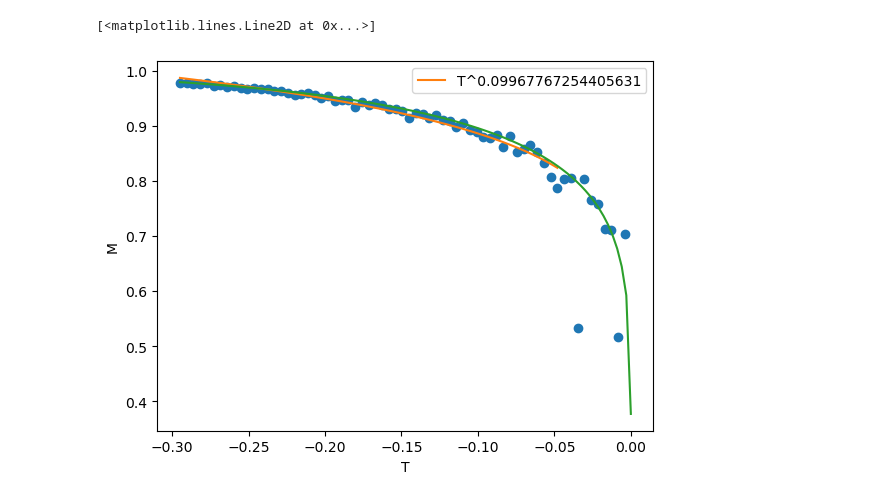
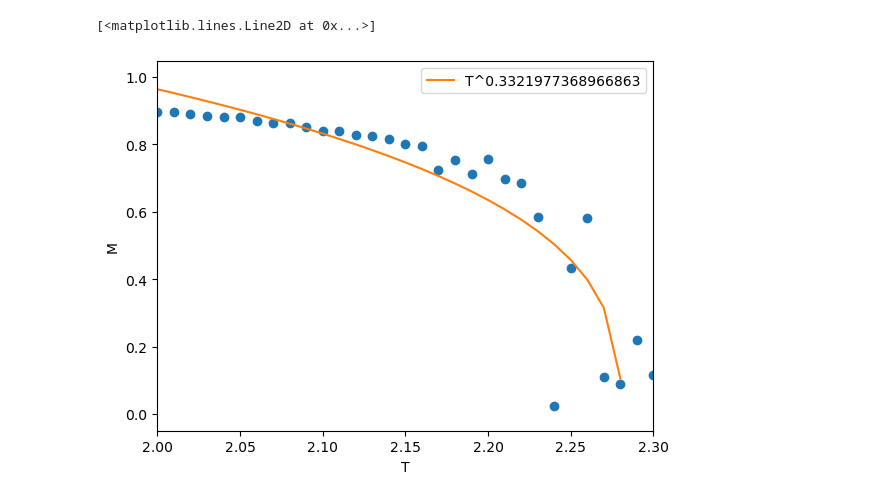
Before and after one commit to gfitez/ising, a Jupyter notebook: analyze.ipynb, the cells around one changed output. Drawn from its saved outputs; the diff is of its cells as text; code cells hidden in the pictures.

```diff
--- a/analyze.ipynb
+++ b/analyze.ipynb
@@ -69,8 +35,11 @@ Tc=2.269
 """Calculate alpha"""
 
 
-SC,EM = getRun({"t_step":0.01, "flip_perc":0.1, "N":100, "t_min":1.2, "t_max":3.2, "n_burnin":60000, "n_steps":100000, "t_top":4, "B_top":1, "use_gaussian":True})
+#SC,EM = getRun({"t_step":0.01, "flip_perc":0.1, "N":100, "t_min":1.2, "t_max":3.2, "n_burnin":60000, "n_steps":100000, "t_top":4, "B_top":1, "use_gaussian":True})
+#run({"t_step":0.01, "flip_perc":0.1, "N":100, "t_min":1.2, "t_max":3.2, "n_burnin":60000, "n_steps":100000, "t_top":4, "B_top":1, "use_gaussian":False})
 
+SC = pd.read_csv("data/1.20T3.20_SC_v0.csv", skiprows=[0,1,2])
+EM = pd.read_csv("data/1.20T3.20_EM_v0.csv", skiprows=[0,1,2])
 
 def spike(x,Tc,a,c):
     return np.abs((x-Tc)/Tc)**-a+c
@@ -79,12 +48,12 @@ T=EM["Temp"]
 cv=1/T**2*(EM["E_std"]**2)#why is T squared? because beta=1/(kb*T)
 
 plt.plot(T,cv,"o")
-plt.errorbar(T,cv,)
+#plt.errorbar(T,cv,)
 plt.axvline(2.269,color="k",linestyle=":", label="Theoretical T_c")
 
 
-leftTop = np.where(T > Tc)[0][0]
-rightBottom = np.where(T<Tc)[0][-1]
+leftTop = np.where(T > Tc-0.1)[0][0]
+rightBottom = np.where(T<Tc+0.1)[0][-1]
 
 leftT=T[0:leftTop]
 rightT=T[rightBottom:]
@@ -104,6 +73,4 @@ plt.legend()
 #popt,pcov = curve_fit(spike,T,cv, p0=(2.26,0,0))
 #plt.plot(T,spike(T,*popt))
 #print(popt)
-plt.show()
-plt.plot(EM["Temp"], abs(EM["M_mean"]))
 # %% [output]
@@ -130,22 +82,19 @@ KeyboardInterrupt:
 
 #SC,EM = getRun({"t_step":0.01, "flip_perc":0.05, "N":40, "t_min":1.6, "t_max":2.3, "n_burnin":75000, "n_steps":100000, "b_top":10, "t_top":20, "use_gaussian":False})
 
-
-EM=EM[EM["Temp"]<Tc]
-
 M=abs(EM["M_mean"])
-T=(EM["Temp"]-Tc)/Tc
+T=EM["Temp"]
 plt.plot(T,M,"o")
 
 def sloop(t,Tc,beta,b):
-    return b*np.abs(t)**beta
+    return b*np.abs((t-Tc)/Tc)**beta
 #def line(x,m,b):
 #    return x*m+b
 
-iMin=0
-iMax=len(T)-10
+iMin = np.where(T > 2)[0][0]
+iMax = np.where(T<2.3)[0][-1]
 
-popt,pcov = curve_fit(sloop,T[iMin:iMax],M[iMin:iMax],p0=(2.2,1/8,1))
+popt,pcov = curve_fit(sloop,T[iMin:iMax],M[iMin:iMax],p0=(2.265,1/8,1), maxfev=5000)
 #popt,pcov = curve_fit(line,T[iMin:iMax],M[iMin:iMax])
 print(popt)
 
@@ -153,6 +102,7 @@ plt.plot(T[iMin:iMax],sloop(T[iMin:iMax],*popt),label=f"T^{popt[1]}")
 plt.xlabel("T")
 plt.ylabel("M")
 plt.legend()
+plt.xlim(2,2.3)
 #plt.yscale("log")
 #plt.xscale("log")
 
@@ -168,4 +115,4 @@ Using cached run
 [<matplotlib.lines.Line2D at 0x...>]
-[figure, old version]
+[figure, new version]
 # %%
 """Calculate gamma"""
```
Also changed, not shown: parts of 7 cells of this notebook, 1 other file.
